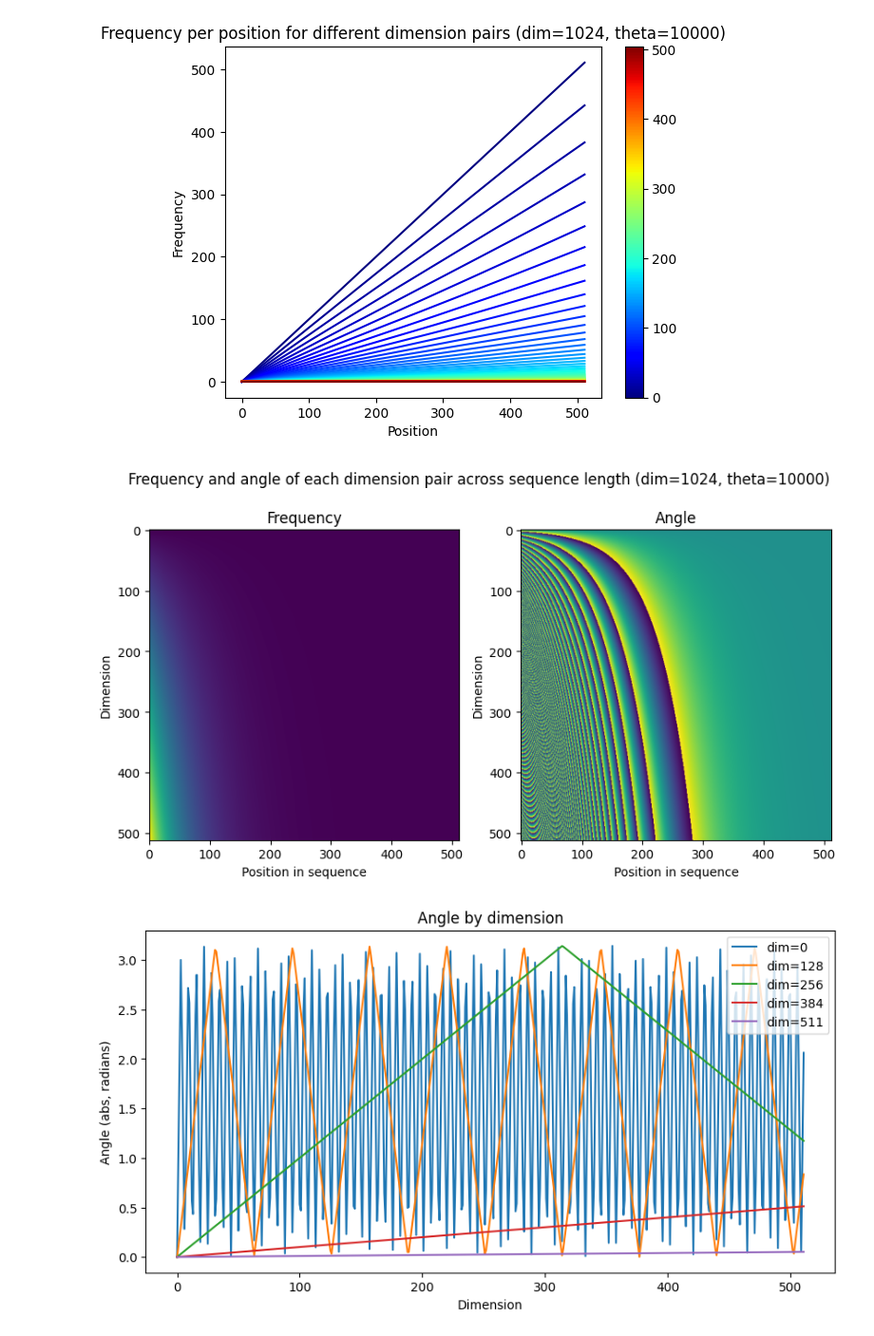
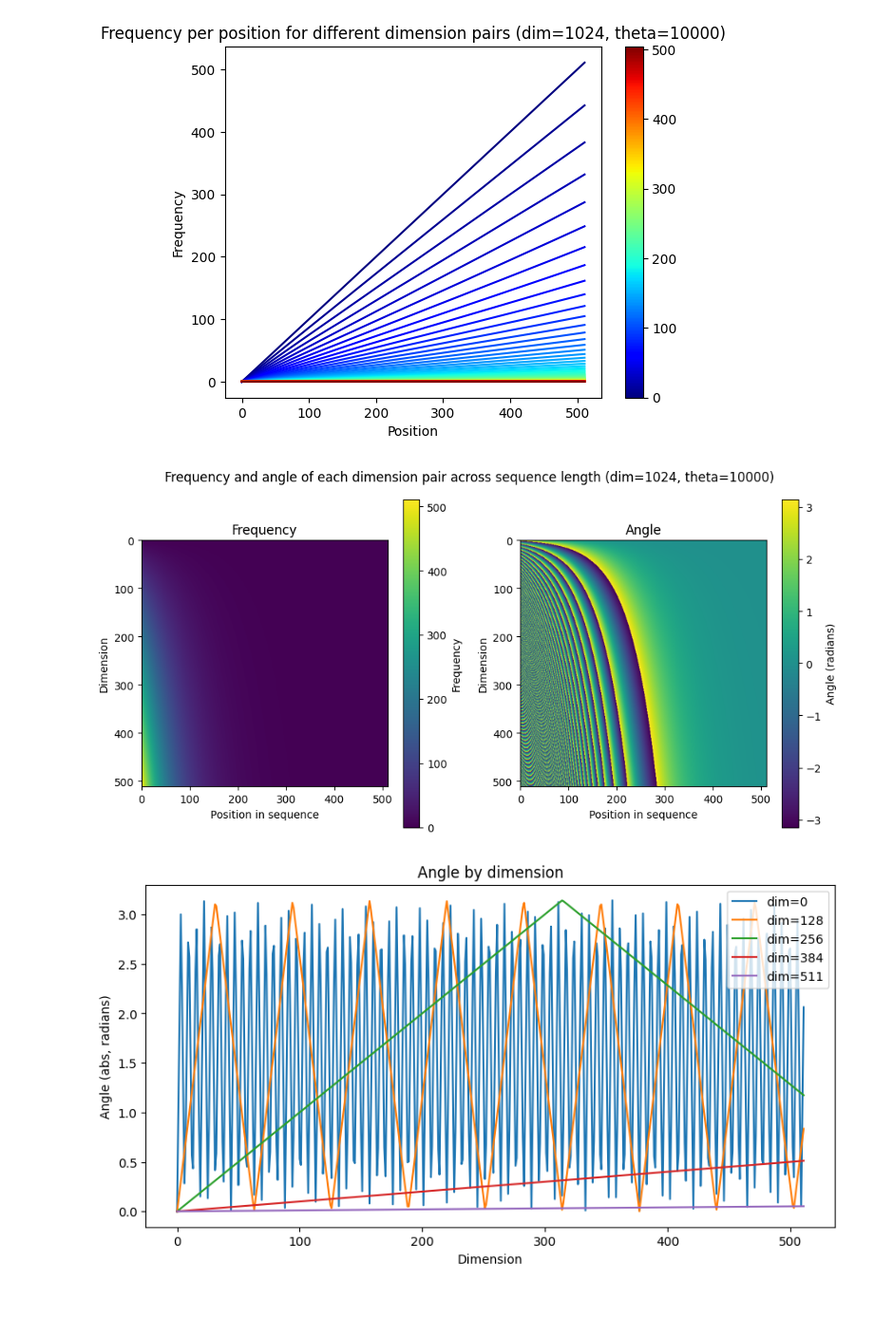
Before and after one commit to Jjschwartz/gollem, a Jupyter notebook: notebooks/rope.ipynb, the cells around one changed output. Shown at 95% size. Cells and saved outputs as stored; diff of their text form; code cells hidden in the pictures; blank space fills up the shorter version.

```diff
--- a/notebooks/rope.ipynb
+++ b/notebooks/rope.ipynb
@@ -106,31 +106,40 @@ def convert_freqs_to_angles(freqs):
 # %%
 # plot heatmap of the freqs_cis for a given dim and theta
 dim = 1024
 theta = 10000
 seq_len = 512
 abs_freqs = compute_freqs(dim, seq_len, theta)
 # convert freqs (which are floatsrange from [0, inf) into actual angles in radians [-pi, pi]
 # i.e. we want to map [0, inf) -> [-pi, pi]
 mod_freqs = convert_freqs_to_angles(abs_freqs)
 
 fig, ax = plt.subplots(1, 2, figsize=(10, 5))
 
 ax[0].imshow(abs_freqs, cmap="viridis")
 ax[0].set_title("Frequency")
 ax[0].set_xlabel("Position in sequence")
 ax[0].set_ylabel("Dimension")
 
+# add a colorbar
+cbar = fig.colorbar(ax[0].imshow(abs_freqs, cmap="viridis"), ax=ax[0])
+cbar.set_label("Frequency")
+
+# add a colorbar
 ax[1].imshow(mod_freqs, cmap="viridis")
 ax[1].set_title("Angle")
 ax[1].set_xlabel("Position in sequence")
 ax[1].set_ylabel("Dimension")
+# add a colorbar
+cbar = fig.colorbar(ax[1].imshow(mod_freqs, cmap="viridis"), ax=ax[1])
+cbar.set_label("Angle (radians)")
 
 fig.suptitle(
     f"Frequency and angle of each dimension pair across sequence length (dim={dim}, theta={theta})"
 )
+fig.tight_layout()
 plt.show()
 # %% [output]
-[figure, old version]
+[figure, new version]
 # %%
 dim = 1024
 theta = 10000
```
Also changed, not shown: parts of 1 cell of this notebook, 7 other files.
